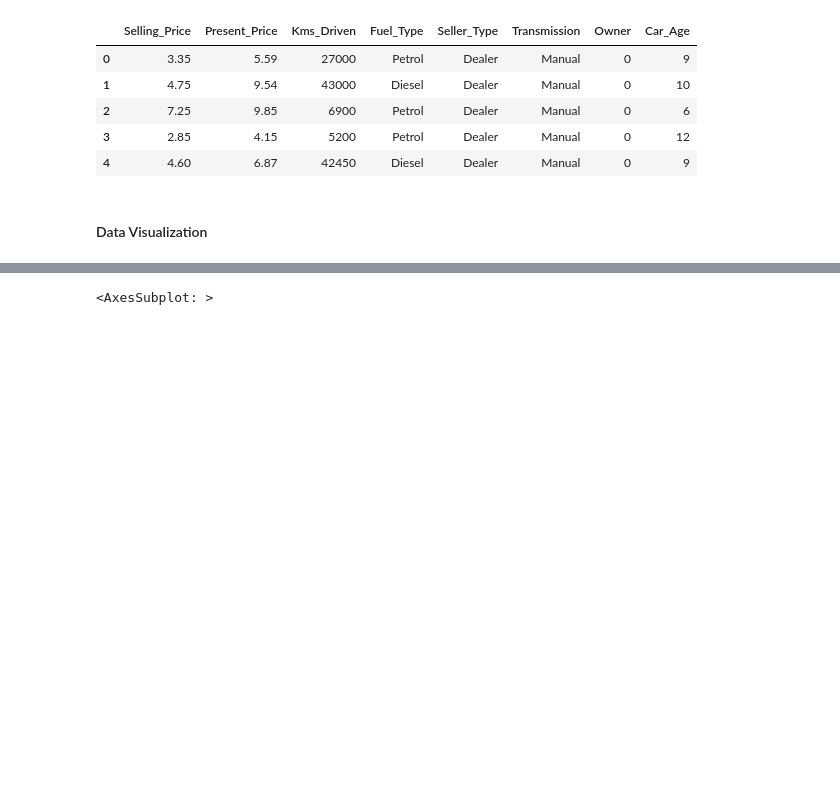
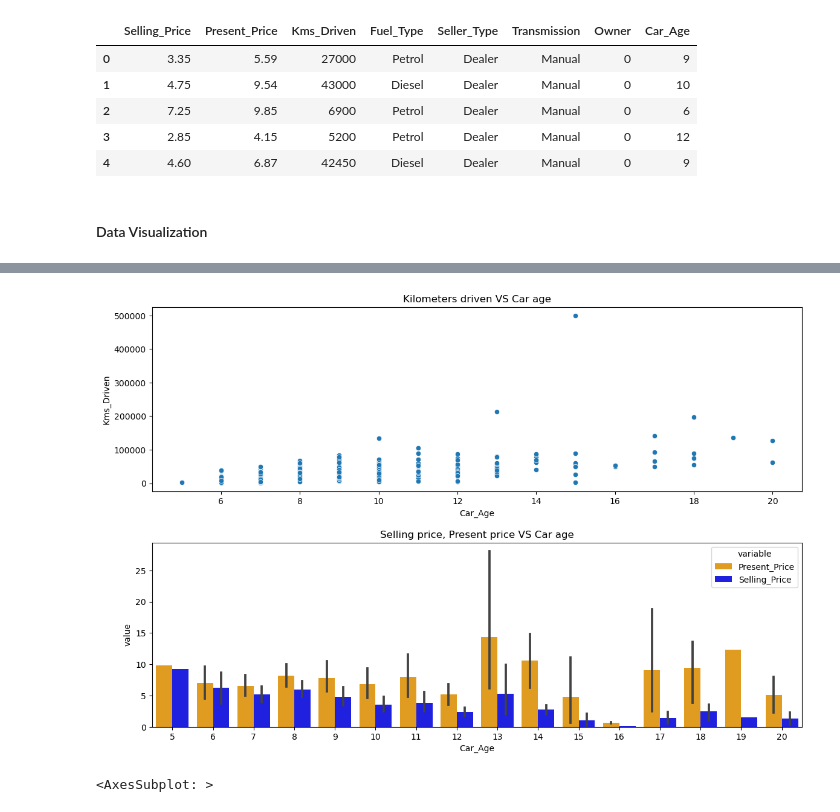
Before and after one commit to edidiongaligbe/Evaluation_Metrics, a Jupyter notebook: Regression.ipynb, the cells around one changed output, grey strips where cells are left out. Saved outputs shown, nothing was run; the diff lists cells and outputs as text; code cells hidden in the pictures; blank space fills up the shorter version.

```diff
--- a/Regression.ipynb
+++ b/Regression.ipynb
@@ -153,3 +156,18 @@ plt.show()
+# %%
+fig, axis = plt.subplots(2, 1, figsize=(12, 8))
+fig.subplots_adjust(hspace=0.300, wspace=0.125)
+
+#Present prices of cars again the age of the cars
+sns.scatterplot(data=df, x='Car_Age', y='Kms_Driven', ax=axis[0]).set_title('Kilometers driven VS Car age')
+#Selling and present prices of cars against the age of the cars
+sns.barplot(x='Car_Age', y='value', hue='variable', ax=axis[1],
+             data=pd.melt(df, id_vars=['Car_Age'], value_vars=['Present_Price', 'Selling_Price']),
+             palette=['orange', 'blue']).set_title('Selling price, Present price VS Car age')
+
+fig.tight_layout(pad=1.5)
+plt.show()
+# %% [output]
+[figure, added]
 # %%
 #check correlation of features in the dataset
 plt.figure(figsize = (15, 10))
```
Also changed, not shown: parts of 1 cell of this notebook.
